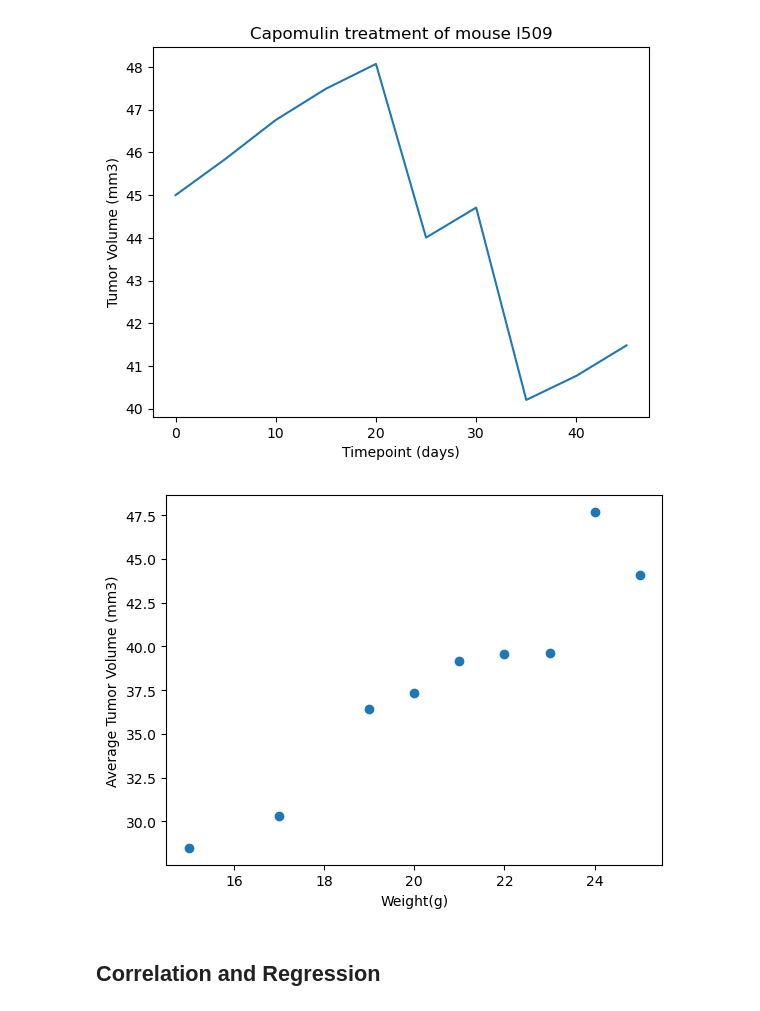
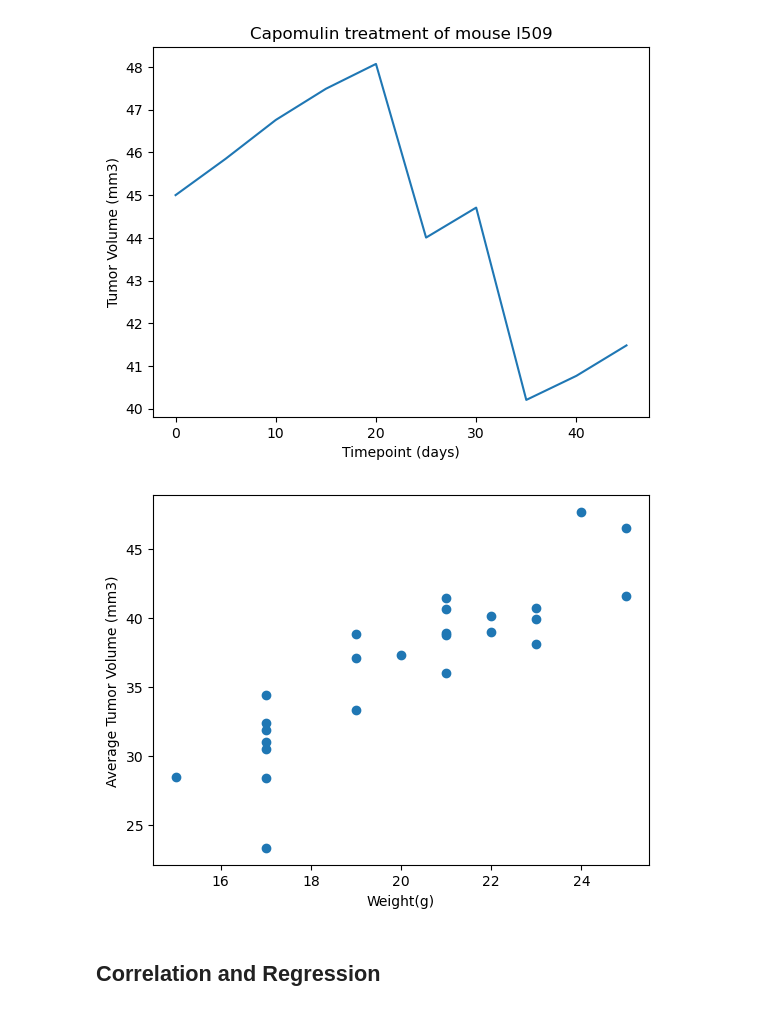
Before and after one commit to kellamchris/matplotlib_challenge, a Jupyter notebook: Pymaceuticals/pymaceuticals_starter.ipynb, the cells around one changed output. Saved outputs shown, nothing was run; the diff lists cells and outputs as text; code cells hidden in the pictures.

```diff
--- a/Pymaceuticals/pymaceuticals_starter.ipynb
+++ b/Pymaceuticals/pymaceuticals_starter.ipynb
@@ -254,14 +261,13 @@ plt.show()
 # %%
 # Generate a scatter plot of mouse weight vs. the average observed tumor volume for the entire Capomulin regimen
 capomulin_data = final_tumor_volume[final_tumor_volume["Drug Regimen"] == "Capomulin"]
 
-capomulin_grouped = capomulin_data.groupby("Weight (g)")["Tumor Volume (mm3)"].mean().reset_index()
+plt.scatter(capomulin_data["Weight (g)"], capomulin_data["Tumor Volume (mm3)"])
 
-plt.scatter(capomulin_grouped["Weight (g)"], capomulin_grouped["Tumor Volume (mm3)"])
 plt.xlabel("Weight(g)")
 plt.ylabel("Average Tumor Volume (mm3)")
 plt.show()
 # %% [output]
-[figure, old version]
+[figure, new version]
 # %% [markdown]
 ## Correlation and Regression
```
Also changed, not shown: parts of 3 cells of this notebook.
